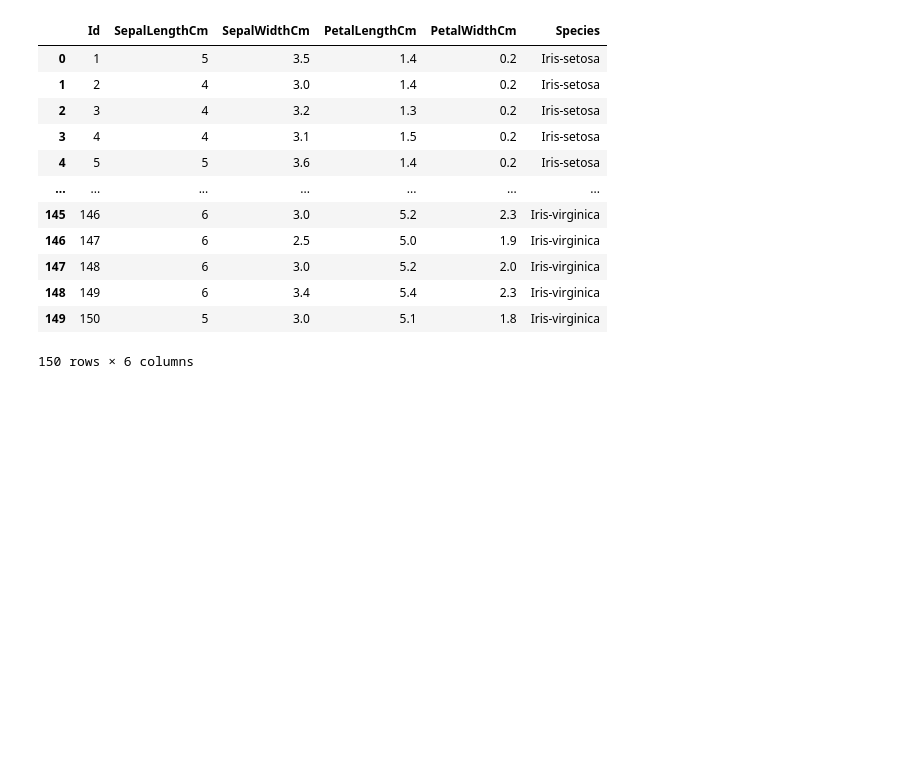
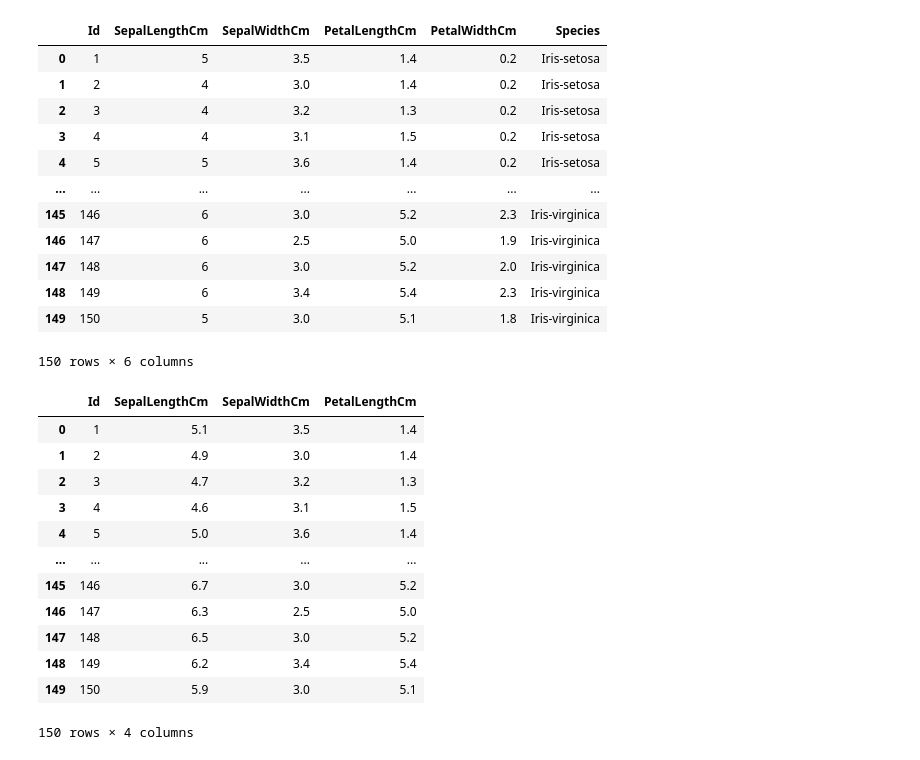
Before and after one commit to Priti-Aware/DSBDA-Practicals, a Jupyter notebook: DSBDA Lab/1. Data Wrangling 1/Assignment1.ipynb, the cells around one changed output. Saved outputs shown, nothing was run; the diff lists cells and outputs as text; code cells hidden in the pictures; blank space fills up the shorter version.

```diff
--- a/DSBDA Lab/1. Data Wrangling 1/Assignment1.ipynb
+++ b/DSBDA Lab/1. Data Wrangling 1/Assignment1.ipynb
@@ -164,3 +164,22 @@ df.dropna() #To drop null value
 | 148 | 149 | 6 | 3.4 | 5.4 | 2.3 | Iris-virginica |
 | 149 | 150 | 5 | 3.0 | 5.1 | 1.8 | Iris-virginica |
 150 rows × 6 columns
+# %%
+from sklearn import preprocessing
+min_max_scaler = preprocessing.MinMaxScaler()
+X=df.iloc[:,:4]
+X
+# %% [output]
+|  | Id | SepalLengthCm | SepalWidthCm | PetalLengthCm |
+| 0 | 1 | 5.1 | 3.5 | 1.4 |
+| 1 | 2 | 4.9 | 3.0 | 1.4 |
+| 2 | 3 | 4.7 | 3.2 | 1.3 |
+| 3 | 4 | 4.6 | 3.1 | 1.5 |
+| 4 | 5 | 5.0 | 3.6 | 1.4 |
+| ... | ... | ... | ... | ... |
+| 145 | 146 | 6.7 | 3.0 | 5.2 |
+| 146 | 147 | 6.3 | 2.5 | 5.0 |
+| 147 | 148 | 6.5 | 3.0 | 5.2 |
+| 148 | 149 | 6.2 | 3.4 | 5.4 |
+| 149 | 150 | 5.9 | 3.0 | 5.1 |
+150 rows × 4 columns
```
Also changed, not shown: parts of 1 cell of this notebook.
